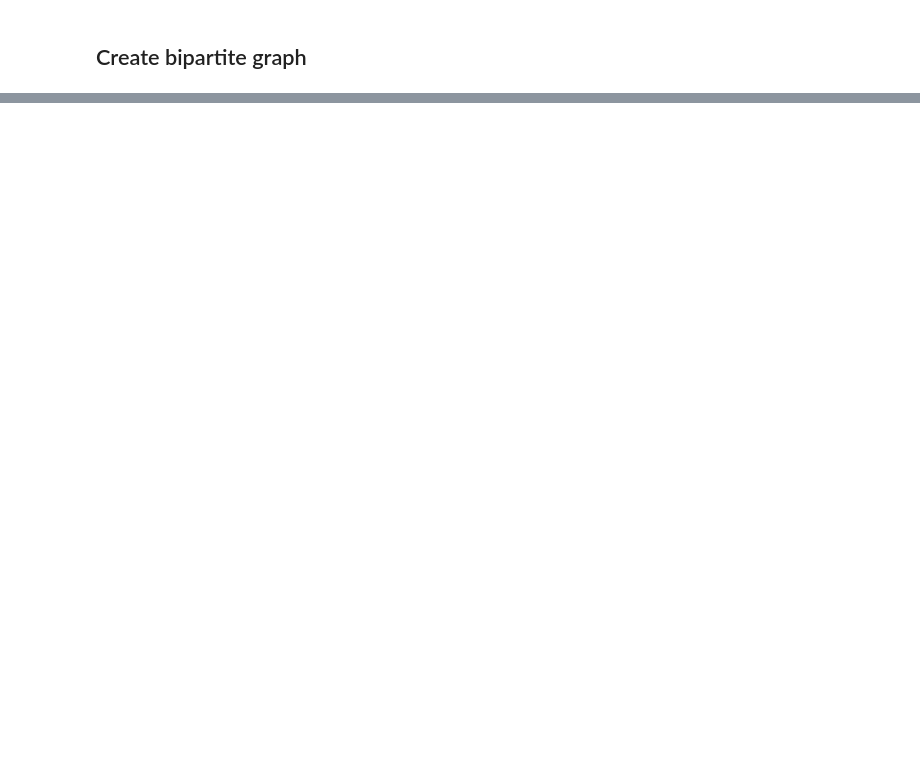
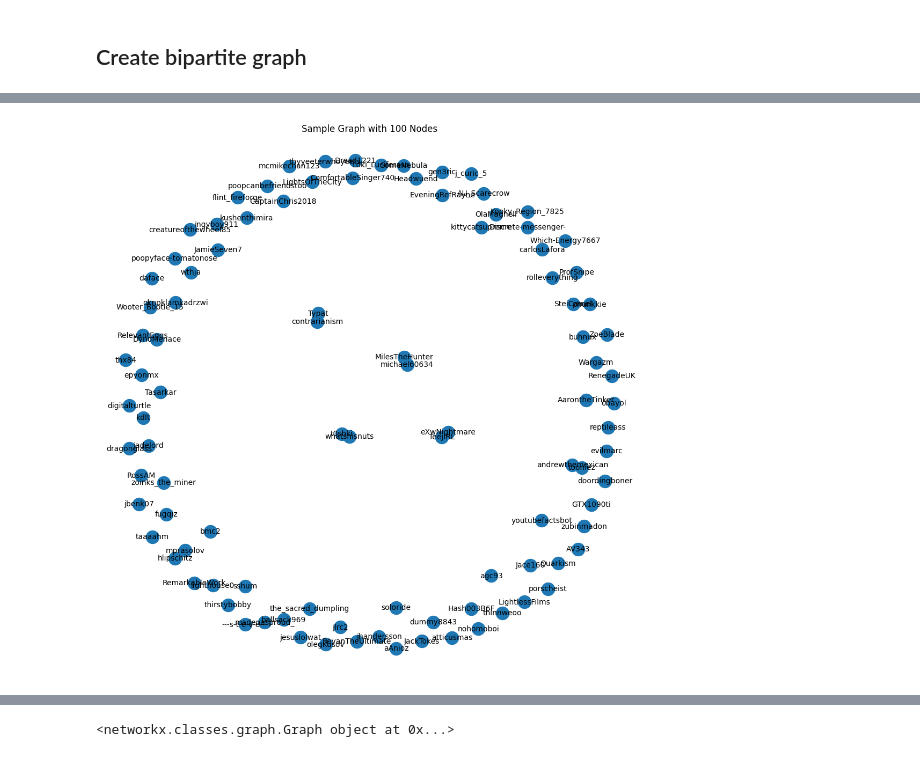
Before and after one commit to lakshyaag/INSY670-SocialMediaAnalytics-Group, a Jupyter notebook: Project/code.ipynb, the cells around one changed output, grey strips where cells are left out. Saved outputs shown, nothing was run; the diff lists cells and outputs as text; code cells hidden in the pictures; blank space fills up the shorter version.

Commit message:
project: add topic modeling and graph creation

```diff
--- a/Project/code.ipynb
+++ b/Project/code.ipynb
@@ -110,9 +450,11 @@ def create_bipartite_graph(df: pd.DataFrame):
     B.add_nodes_from(users, bipartite=0)
     B.add_nodes_from(posts, bipartite=1)
 
-    edges = df[["author", "link_id"]].apply(tuple, axis=1).tolist()
+    edges = [
+        (row["author"], row["link_id"], row["score"]) for index, row in df.iterrows()
+    ]
 
-    B.add_edges_from(edges)
+    B.add_weighted_edges_from(edges)
 
     if nx.is_bipartite(B):
         user_nodes = {n for n, d in B.nodes(data=True) if d["bipartite"] == 0}
@@ -122,4 +464,4 @@ def create_bipartite_graph(df: pd.DataFrame):
 
 
 def project_bipartite_graph(B, nodes):
-    return nx.bipartite.projected_graph(B, nodes)
+    return nx.bipartite.weighted_projected_graph(B, nodes)
@@ -138,0 +468,4 @@ view_sample_graph(waterloo_user_graph, 500)
+# %%
+user_nodes_t, post_nodes_t, B_t = create_bipartite_graph(comments_t)
+
+G_user_t = project_bipartite_graph(B_t, user_nodes_t)
@@ -138,0 +508,10 @@ view_sample_graph(waterloo_user_graph, 500)
+# %%
+for attribute in user_weights.columns:
+    nx.set_node_attributes(
+        G_user_t,
+        pd.Series(user_weights[attribute], index=user_weights.index).to_dict(),
+        attribute,
+    )
+# %%
+largest_cc_t = max(nx.connected_components(G_user_t), key=len)
+G_largest_cc_t = G_user_t.subgraph(largest_cc_t)
@@ -138,0 +523,3 @@ view_sample_graph(waterloo_user_graph, 500)
+# %%
+view_sample_graph(G_largest_cc_t, 100)
+# %% [output]
@@ -138,0 +527 @@ view_sample_graph(waterloo_user_graph, 500)
+[figure, added]
@@ -138,0 +529 @@ view_sample_graph(waterloo_user_graph, 500)
+<networkx.classes.graph.Graph object at 0x...>
```
Also changed, not shown: parts of 37 cells of this notebook.
